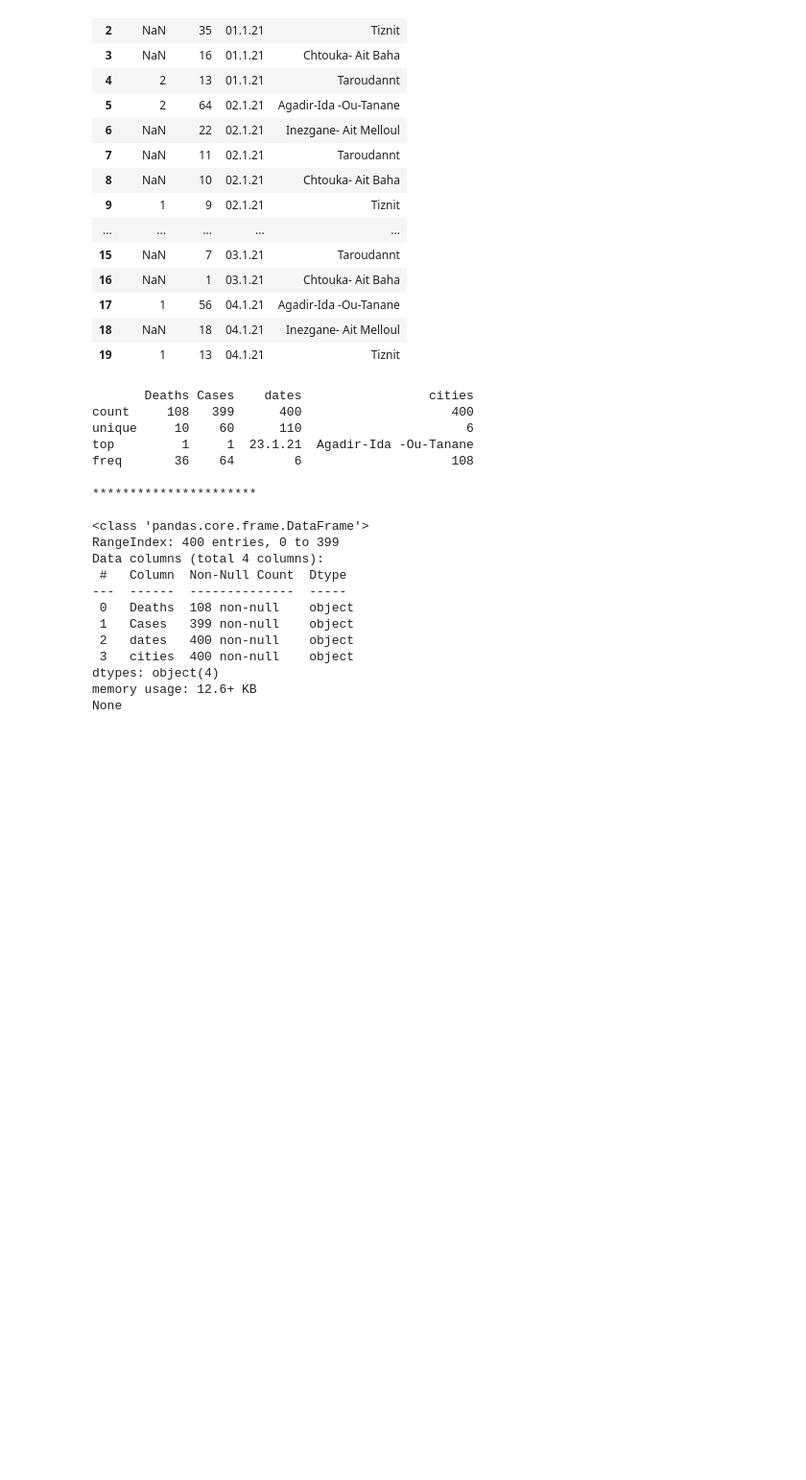
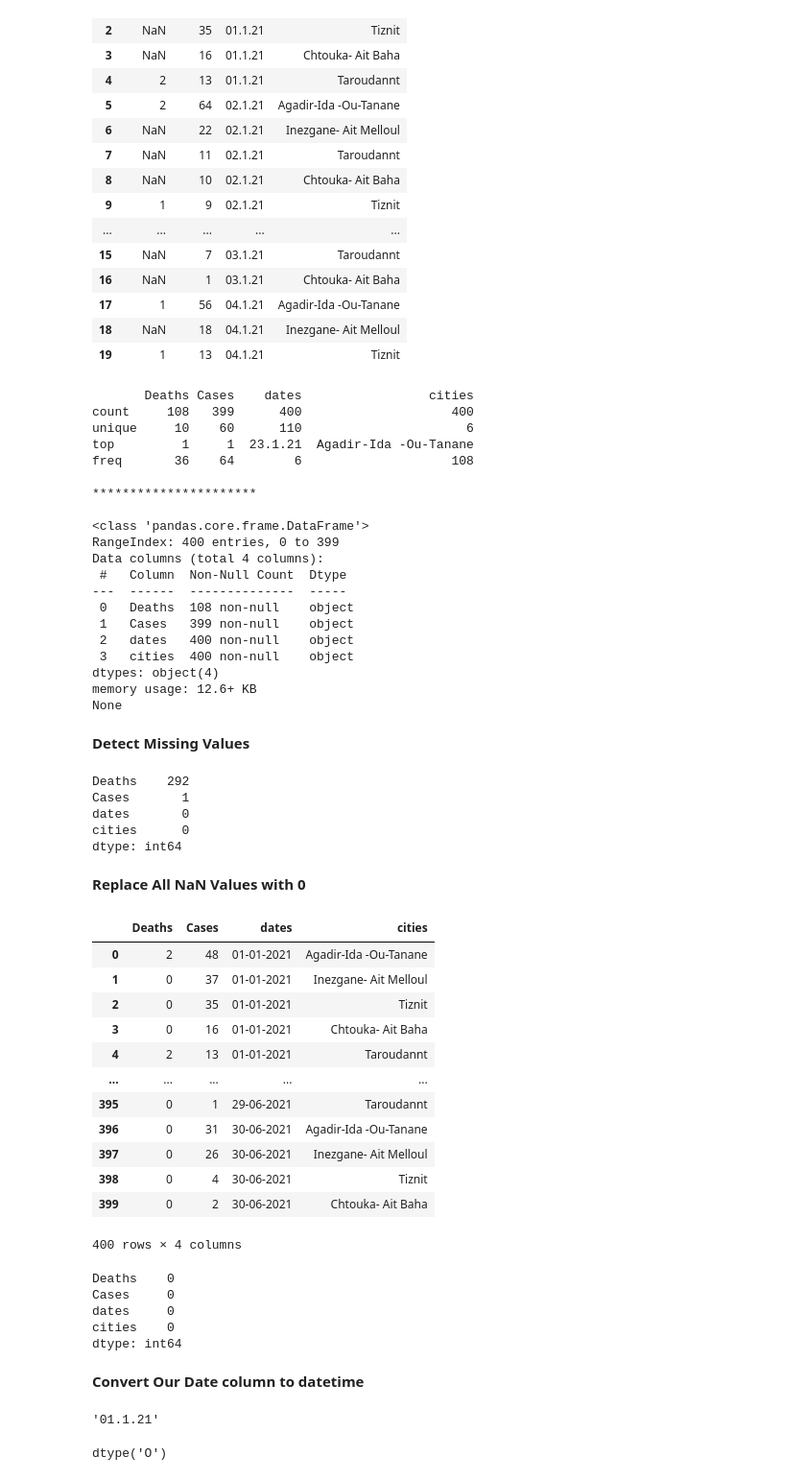
Before and after one commit to oussama95boussaid/Coronavirus_Pandemic_Morocco_project, a Jupyter notebook: Coronavirus_Pandemic_Morocco.ipynb, the cells around one changed output. Shown at 96% size. Drawn from its saved outputs; the diff is of its cells as text; code cells hidden in the pictures; blank space fills up the shorter version.

Commit message:
data cleaning finish

```diff
--- a/Coronavirus_Pandemic_Morocco.ipynb
+++ b/Coronavirus_Pandemic_Morocco.ipynb
@@ -240,3 +226,52 @@ Data columns (total 4 columns):
 dtypes: object(4)
 memory usage: 12.6+ KB
 None
+# %% [markdown]
+**Detect Missing Values**
+# %%
+Covid_data.isnull().sum()
+# %% [output]
+Deaths    292
+Cases       1
+dates       0
+cities      0
+dtype: int64
+# %% [markdown]
+**Replace All NaN Values with 0**
+# %%
+Covid_data = Covid_data.fillna(0)
+Covid_data
+# %% [output]
+|  | Deaths | Cases | dates | cities |
+| 0 | 2 | 48 | 01-01-2021 | Agadir-Ida -Ou-Tanane |
+| 1 | 0 | 37 | 01-01-2021 | Inezgane- Ait Melloul |
+| 2 | 0 | 35 | 01-01-2021 | Tiznit |
+| 3 | 0 | 16 | 01-01-2021 | Chtouka- Ait Baha |
+| 4 | 2 | 13 | 01-01-2021 | Taroudannt |
+| ... | ... | ... | ... | ... |
+| 395 | 0 | 1 | 29-06-2021 | Taroudannt |
+| 396 | 0 | 31 | 30-06-2021 | Agadir-Ida -Ou-Tanane |
+| 397 | 0 | 26 | 30-06-2021 | Inezgane- Ait Melloul |
+| 398 | 0 | 4 | 30-06-2021 | Tiznit |
+| 399 | 0 | 2 | 30-06-2021 | Chtouka- Ait Baha |
+400 rows × 4 columns
+# %%
+Covid_data.isnull().sum()
+# %% [output]
+Deaths    0
+Cases     0
+dates     0
+cities    0
+dtype: int64
+# %% [markdown]
+**Convert Our Date column to datetime**
+# %%
+# dates's type is String
+Covid_data["dates"].iloc[0]
+# %% [output]
+'01.1.21'
+# %%
+# thpr of Dates colomn is Object
+Covid_data["dates"].dtype
+# %% [output]
+dtype('O')
```
Also changed, not shown: parts of 5 cells of this notebook.
